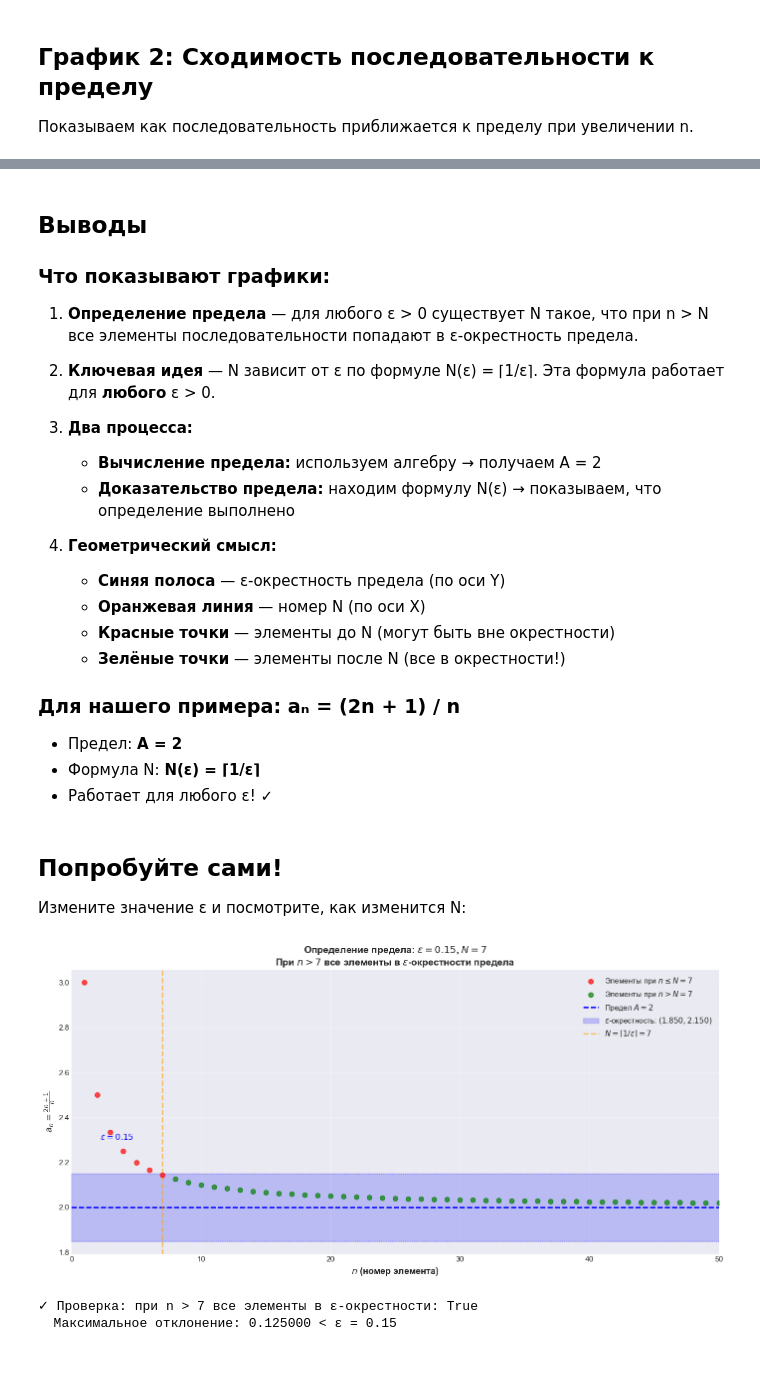
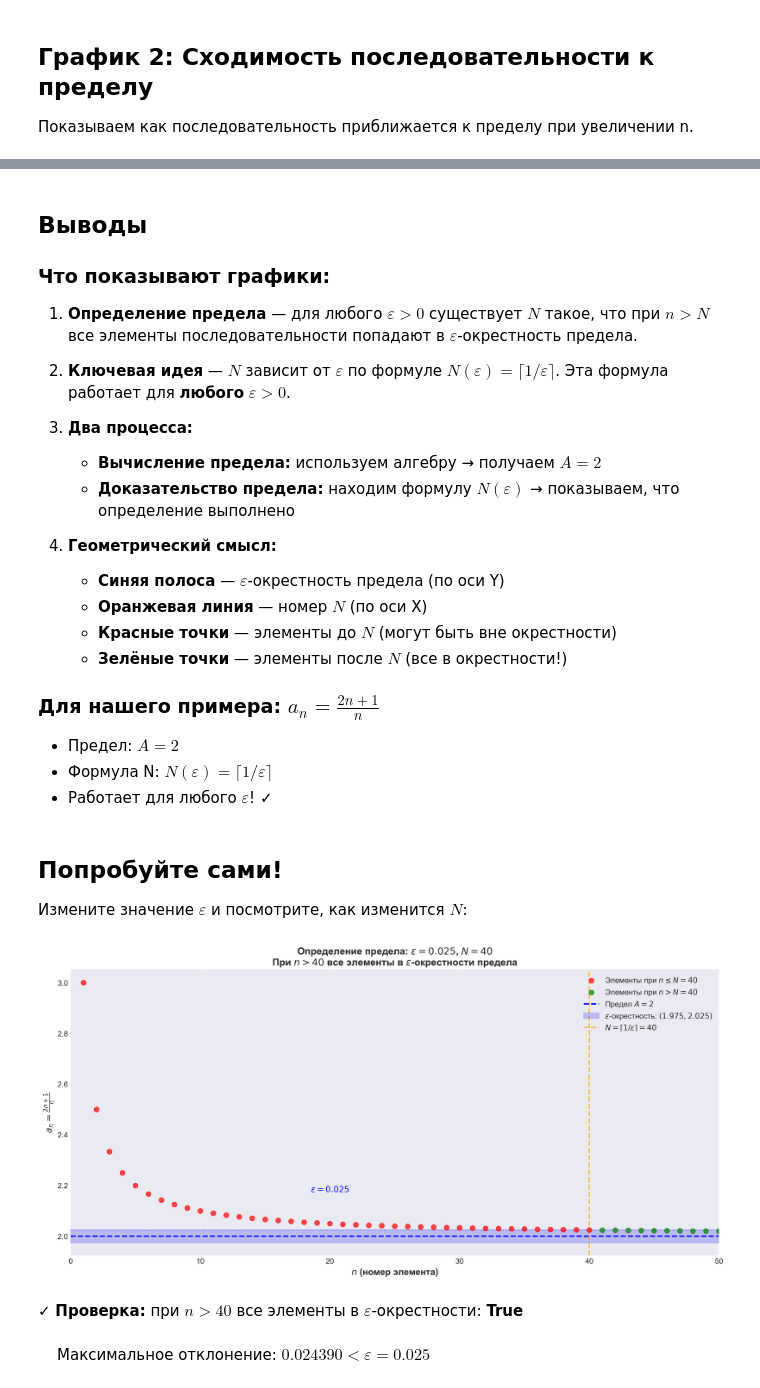
Before and after one commit to sabahtalateh/ainots, a Jupyter notebook: worknbs/limitdemo.ipynb, the cells around one changed output, grey strips where cells are left out. Drawn from its saved outputs; the diff is of its cells as text; code cells hidden in the pictures; blank space fills up the shorter version.

```diff
--- a/worknbs/limitdemo.ipynb
+++ b/worknbs/limitdemo.ipynb
@@ -7,6 +7,13 @@ $$\lim_{n \to \infty} \frac{2n + 1}{n} = 2$$
 # %%
 import numpy as np
 import matplotlib.pyplot as plt
+from IPython.display import display, Markdown, Latex
+
+# Настройки для Retina дисплеев
+%config InlineBackend.figure_format = 'retina'
+plt.rcParams['figure.dpi'] = 144
+
+# Стиль и размеры
 plt.style.use('seaborn-v0_8-darkgrid')
 plt.rcParams['figure.figsize'] = (12, 6)
 plt.rcParams['font.size'] = 11
@@ -115,6 +115,7 @@ def plot_limit_illustration(epsilon, n_max=50):
     elements_after_N = a_values[mask_after]
     if len(elements_after_N) > 0:
         all_in_range = np.all(np.abs(elements_after_N - limit) < epsilon)
-        print(f"✓ Проверка: при n > {N} все элементы в ε-окрестности: {all_in_range}")
-        print(f"  Максимальное отклонение: {np.max(np.abs(elements_after_N - limit)):.6f} < ε = {epsilon}")
+        max_dev = np.max(np.abs(elements_after_N - limit))
+        display(Markdown(rf"✓ **Проверка:** при $n > {N}$ все элементы в $\varepsilon$-окрестности: **{all_in_range}**"))
+        display(Markdown(rf"&nbsp;&nbsp;&nbsp;&nbsp;Максимальное отклонение: ${max_dev:.6f} < \varepsilon = {epsilon}$"))
 # %% [markdown]
@@ -246,37 +249,37 @@ print("• Это и есть суть определения: можем заг
 
 ### Что показывают графики:
 
-1. **Определение предела** — для любого ε > 0 существует N такое, что при n > N все элементы последовательности попадают в ε-окрестность предела.
+1. **Определение предела** — для любого $\varepsilon > 0$ существует $N$ такое, что при $n > N$ все элементы последовательности попадают в $\varepsilon$-окрестность предела.
 
-2. **Ключевая идея** — N зависит от ε по формуле N(ε) = ⌈1/ε⌉. Эта формула работает для **любого** ε > 0.
+2. **Ключевая идея** — $N$ зависит от $\varepsilon$ по формуле $N(\varepsilon) = \lceil 1/\varepsilon \rceil$. Эта формула работает для **любого** $\varepsilon > 0$.
 
 3. **Два процесса:**
-   - **Вычисление предела:** используем алгебру → получаем A = 2
-   - **Доказательство предела:** находим формулу N(ε) → показываем, что определение выполнено
+   - **Вычисление предела:** используем алгебру → получаем $A = 2$
+   - **Доказательство предела:** находим формулу $N(\varepsilon)$ → показываем, что определение выполнено
 
 4. **Геометрический смысл:**
-   - **Синяя полоса** — ε-окрестность предела (по оси Y)
-   - **Оранжевая линия** — номер N (по оси X)
-   - **Красные точки** — элементы до N (могут быть вне окрестности)
-   - **Зелёные точки** — элементы после N (все в окрестности!)
+   - **Синяя полоса** — $\varepsilon$-окрестность предела (по оси Y)
+   - **Оранжевая линия** — номер $N$ (по оси X)
+   - **Красные точки** — элементы до $N$ (могут быть вне окрестности)
+   - **Зелёные точки** — элементы после $N$ (все в окрестности!)
 
-### Для нашего примера: aₙ = (2n + 1) / n
+### Для нашего примера: $a_n = \frac{2n + 1}{n}$
 
-- Предел: **A = 2**
-- Формула N: **N(ε) = ⌈1/ε⌉**
-- Работает для любого ε! ✓
+- Предел: **$A = 2$**
+- Формула N: **$N(\varepsilon) = \lceil 1/\varepsilon \rceil$**
+- Работает для любого $\varepsilon$! ✓
 # %% [markdown]
 ## Попробуйте сами!
 
-Измените значение ε и посмотрите, как изменится N:
+Измените значение $\varepsilon$ и посмотрите, как изменится $N$:
 # %%
 # Попробуйте разные значения epsilon!
 # Например: 0.3, 0.15, 0.02, 0.01
 
-epsilon = 0.15  # <-- измените здесь!
+epsilon = 0.025  # <-- измените здесь!
 
 plot_limit_illustration(epsilon=epsilon, n_max=50)
 # %% [output]
-[figure, old version]
+[figure, new version]
-✓ Проверка: при n > 7 все элементы в ε-окрестности: True
-  Максимальное отклонение: 0.125000 < ε = 0.15
+✓ **Проверка:** при $n > 40$ все элементы в $\varepsilon$-окрестности: **True**
+&nbsp;&nbsp;&nbsp;&nbsp;Максимальное отклонение: $0.024390 < \varepsilon = 0.025$
```
Also changed, not shown: parts of 11 cells of this notebook.
